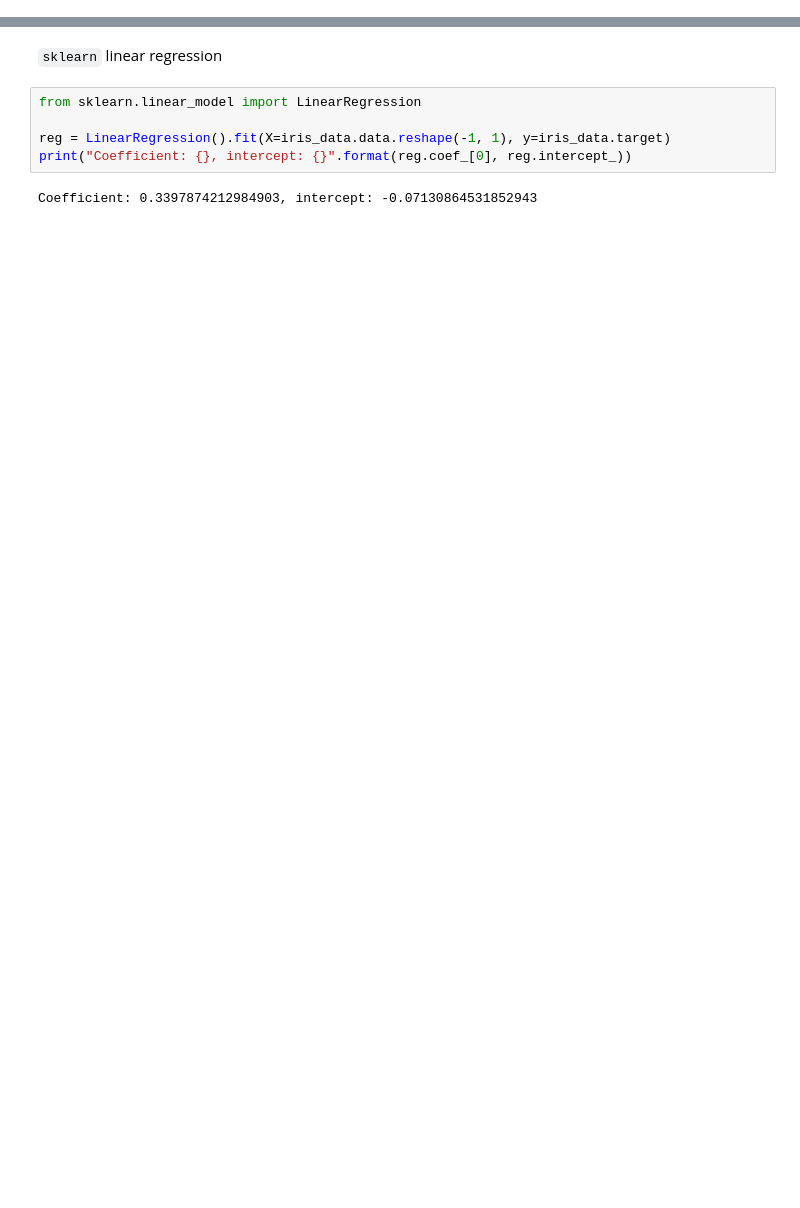
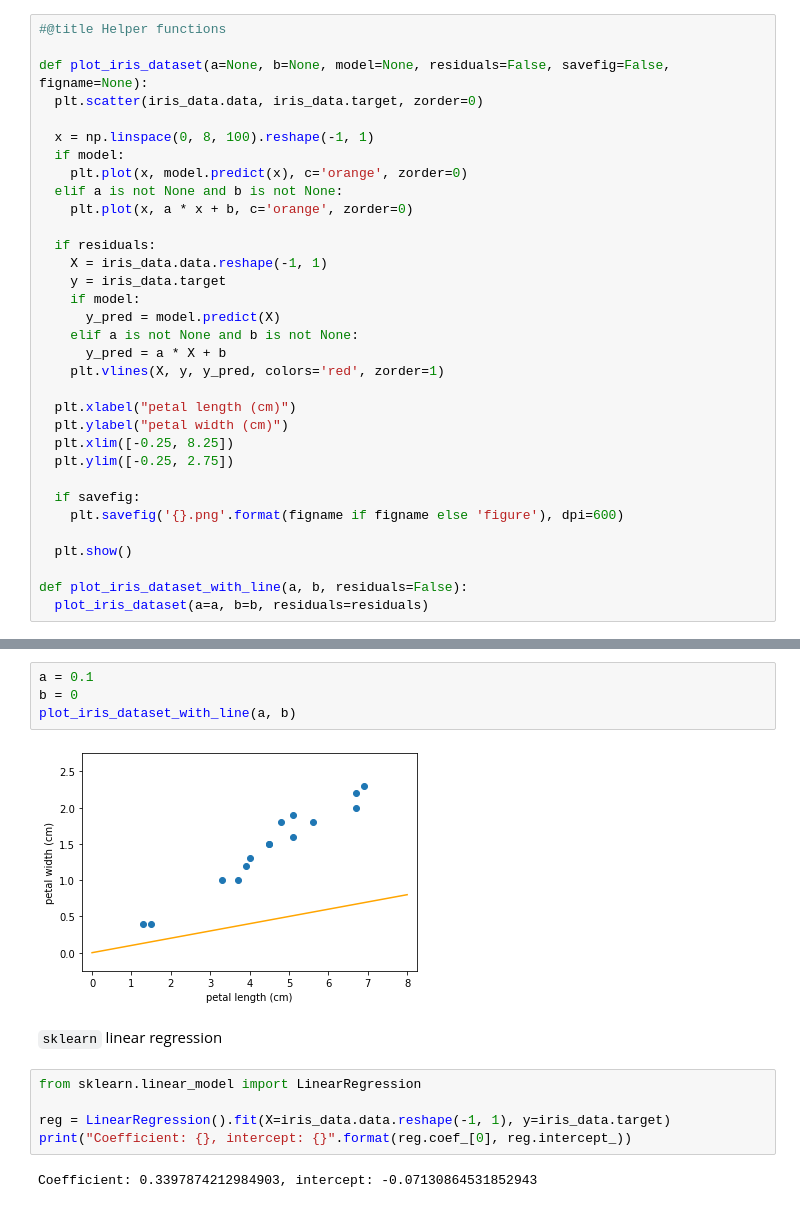
Before and after one commit to kamilest/oxwocs-girls-who-ml-2021, a Jupyter notebook: linear_regression.ipynb, the cells around one changed output, grey strips where cells are left out. Drawn from its saved outputs; the diff is of its cells as text; blank space fills up the shorter version.

```diff
--- a/linear_regression.ipynb
+++ b/linear_regression.ipynb
@@ -10 +10,34 @@ import seaborn as sns
 import matplotlib.pyplot as plt
+# %%
+#@title Helper functions
+
+def plot_iris_dataset(a=None, b=None, model=None, residuals=False, savefig=False, figname=None):
+  plt.scatter(iris_data.data, iris_data.target, zorder=0)
+
+  x = np.linspace(0, 8, 100).reshape(-1, 1)
+  if model:
+    plt.plot(x, model.predict(x), c='orange', zorder=0)
+  elif a is not None and b is not None:
+    plt.plot(x, a * x + b, c='orange', zorder=0)
+
+  if residuals:
+    X = iris_data.data.reshape(-1, 1)
+    y = iris_data.target
+    if model:
+      y_pred = model.predict(X)
+    elif a is not None and b is not None:
+      y_pred = a * X + b
+    plt.vlines(X, y, y_pred, colors='red', zorder=1)
+
+  plt.xlabel("petal length (cm)")
+  plt.ylabel("petal width (cm)")
+  plt.xlim([-0.25, 8.25])
+  plt.ylim([-0.25, 2.75])
+
+  if savefig:
+    plt.savefig('{}.png'.format(figname if figname else 'figure'), dpi=600)
+
+  plt.show()
+
+def plot_iris_dataset_with_line(a, b, residuals=False):
+  plot_iris_dataset(a=a, b=b, residuals=residuals)
@@ -48,3 +127,9 @@ plt.show()
+# %%
+a = 0.1
+b = 0
+plot_iris_dataset_with_line(a, b)
+# %% [output]
+[figure, added]
 # %% [markdown]
 `sklearn` linear regression
 # %%
```
Also changed, not shown: parts of 25 cells of this notebook.
